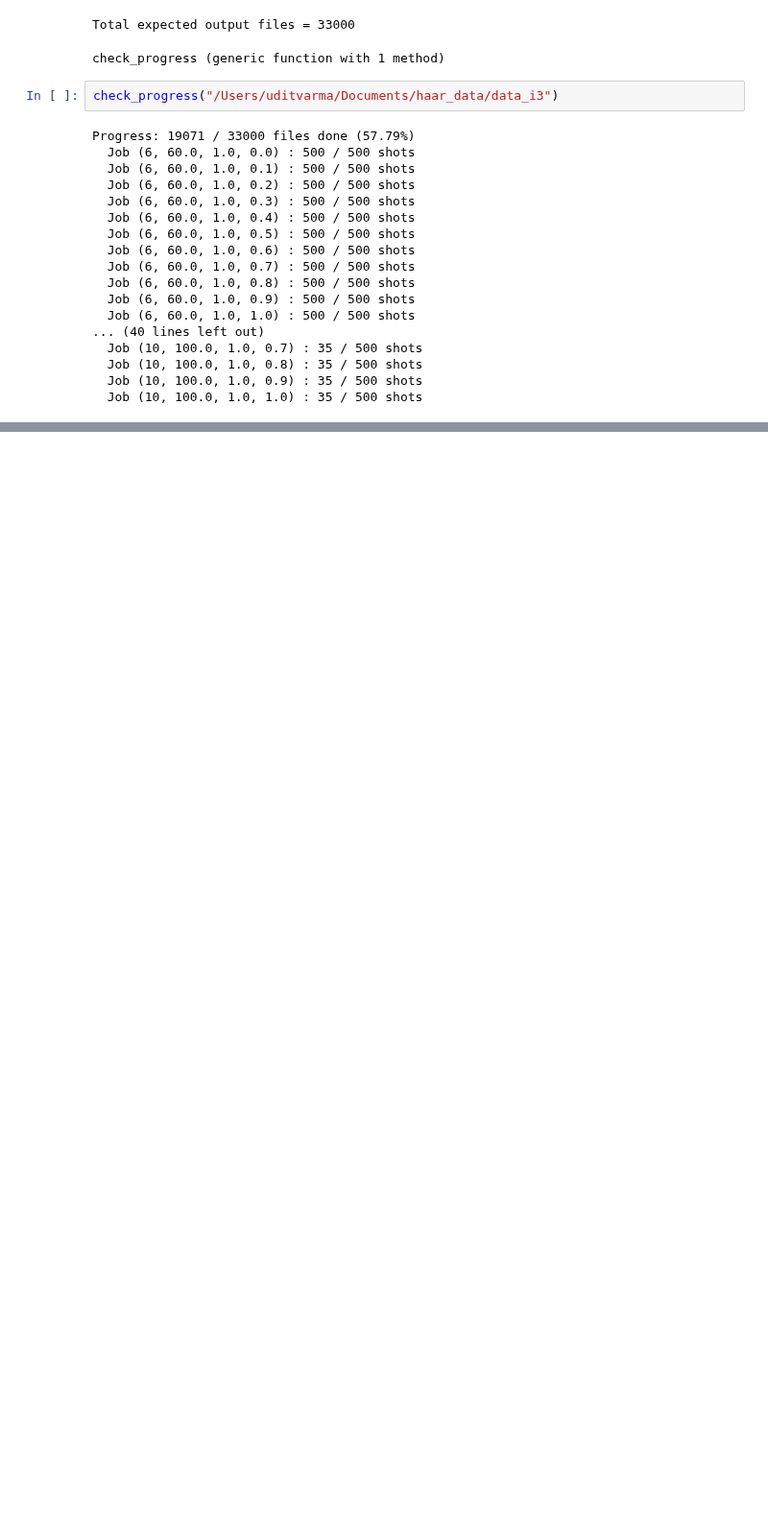
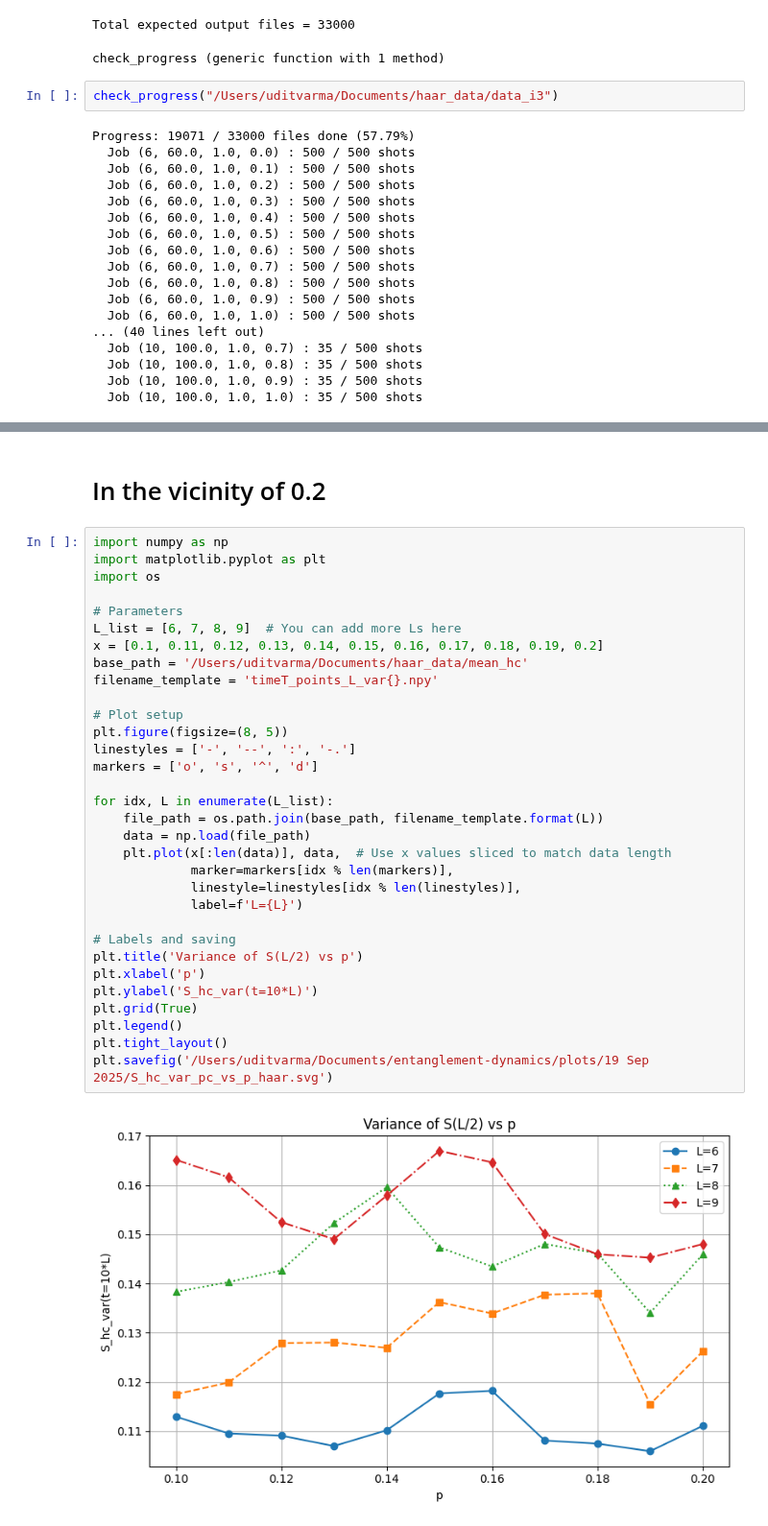
Before and after one commit to uditvarma/entanglement-dynamics, a Jupyter notebook: data_analysis.ipynb, the cells around one changed output, grey strips where cells are left out. Shown at 96% size. Cells and saved outputs as stored; diff of their text form; blank space fills up the shorter version.

```diff
--- a/data_analysis.ipynb
+++ b/data_analysis.ipynb
@@ -478,0 +422,36 @@ plt.show()
+# %% [markdown]
+# In the vicinity of 0.2
+# %%
+import numpy as np
+import matplotlib.pyplot as plt
+import os
+
+# Parameters
+L_list = [6, 7, 8, 9]  # You can add more Ls here
+x = [0.1, 0.11, 0.12, 0.13, 0.14, 0.15, 0.16, 0.17, 0.18, 0.19, 0.2]
+base_path = '/Users/uditvarma/Documents/haar_data/mean_hc'
+filename_template = 'timeT_points_L_var{}.npy'
+
+# Plot setup
+plt.figure(figsize=(8, 5))
+linestyles = ['-', '--', ':', '-.']
+markers = ['o', 's', '^', 'd']
+
+for idx, L in enumerate(L_list):
+    file_path = os.path.join(base_path, filename_template.format(L))
+    data = np.load(file_path)
+    plt.plot(x[:len(data)], data,  # Use x values sliced to match data length
+             marker=markers[idx % len(markers)],
+             linestyle=linestyles[idx % len(linestyles)],
+             label=f'L={L}')
+
+# Labels and saving
+plt.title('Variance of S(L/2) vs p')
+plt.xlabel('p')
+plt.ylabel('S_hc_var(t=10*L)')
+plt.grid(True)
+plt.legend()
+plt.tight_layout()
+plt.savefig('/Users/uditvarma/Documents/entanglement-dynamics/plots/19 Sep 2025/S_hc_var_pc_vs_p_haar.svg')
+# %% [output]
+[figure, added]
```
Also changed, not shown: parts of 15 cells of this notebook, 6 other files.
